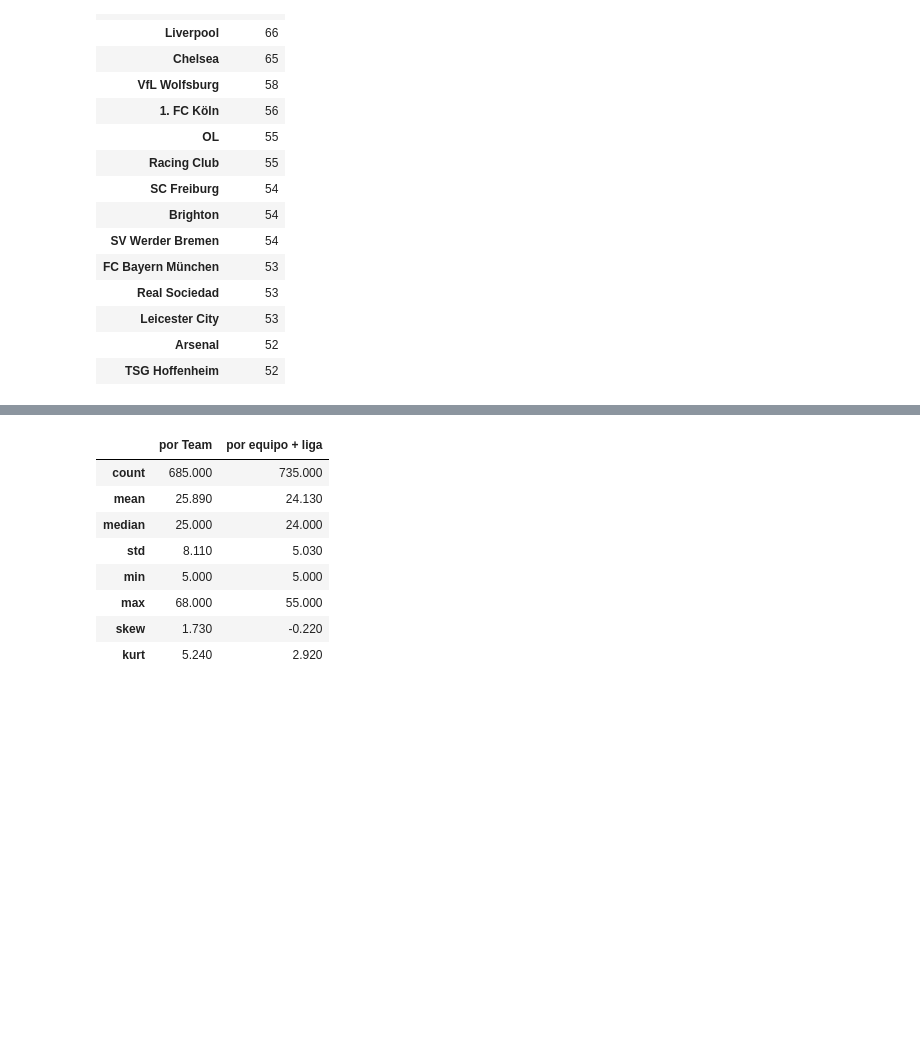
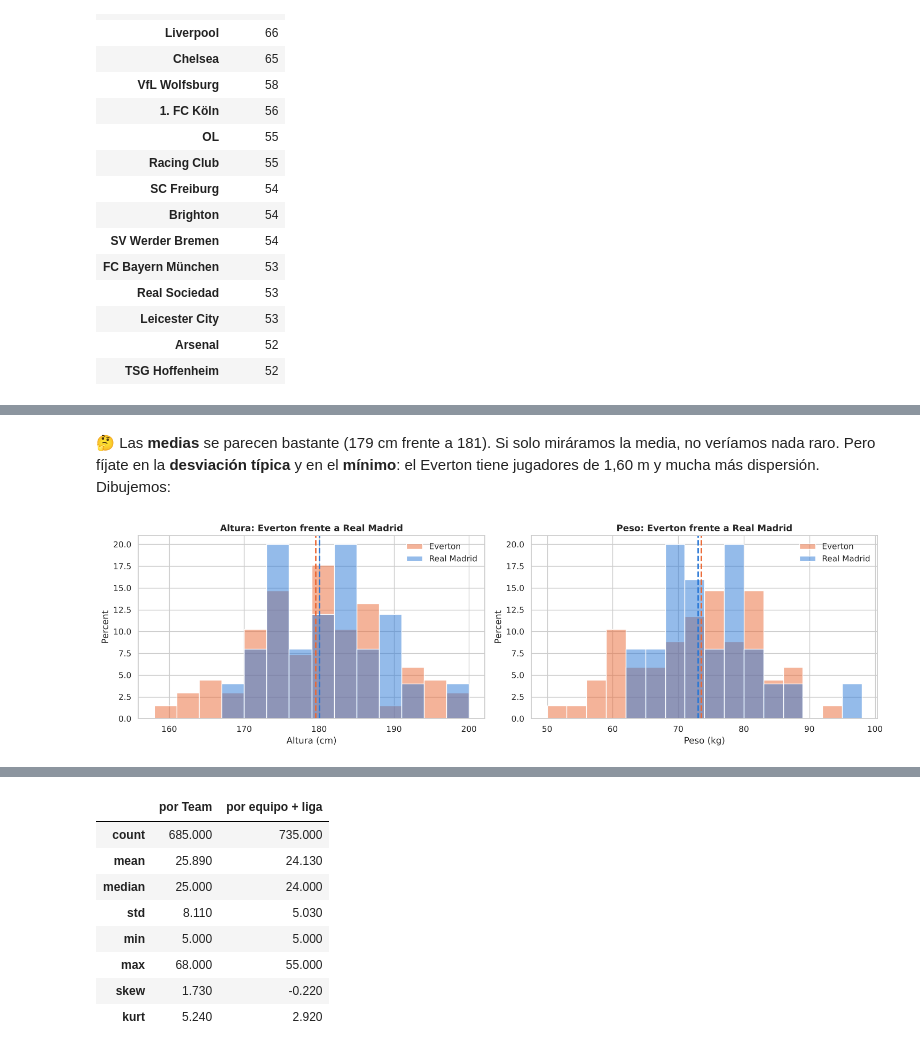
Before and after one commit to DANIFUZZY1975/estadistica-descriptiva-python, a Jupyter notebook: notebooks/01_fifa_jugadores.ipynb, the cells around one changed output, grey strips where cells are left out. Drawn from its saved outputs; the diff is of its cells as text; code cells hidden in the pictures; blank space fills up the shorter version.

```diff
--- a/notebooks/01_fifa_jugadores.ipynb
+++ b/notebooks/01_fifa_jugadores.ipynb
@@ -170,0 +198,17 @@ Everton 68, Liverpool 66, Chelsea 65… ¿Tienen el triple de jugadores que el r
+# %% [markdown]
+🤔 Las **medias** se parecen bastante (179 cm frente a 181). Si solo miráramos la media, no veríamos nada raro.
+Pero fíjate en la **desviación típica** y en el **mínimo**: el Everton tiene jugadores de 1,60 m y mucha más dispersión. Dibujemos:
+# %%
+fig, axes = plt.subplots(1, 2, figsize=(15, 4.5))
+for ax, v, etiqueta in [(axes[0], "Height_cm", "Altura (cm)"), (axes[1], "Weight_kg", "Peso (kg)")]:
+    bins = range(158, 203, 3) if v == "Height_cm" else range(50, 100, 3)      # mismos intervalos para los dos equipos
+    sns.histplot(everton[v], bins=bins, color=NARANJA, alpha=0.5, label="Everton", stat="percent", ax=ax)
+    sns.histplot(madrid[v], bins=bins, color=AZUL, alpha=0.5, label="Real Madrid", stat="percent", ax=ax)
+    ax.axvline(everton[v].median(), color=NARANJA, ls="--", lw=2)
+    ax.axvline(madrid[v].median(), color=AZUL, ls="--", lw=2)
+    ax.set_xlabel(etiqueta); ax.legend(frameon=False)
+axes[0].set_title("Altura: Everton frente a Real Madrid")
+axes[1].set_title("Peso: Everton frente a Real Madrid")
+plt.tight_layout(); plt.show()
+# %% [output]
+[figure, added]
```
Also changed, not shown: parts of 9 cells of this notebook, 1 other file.
